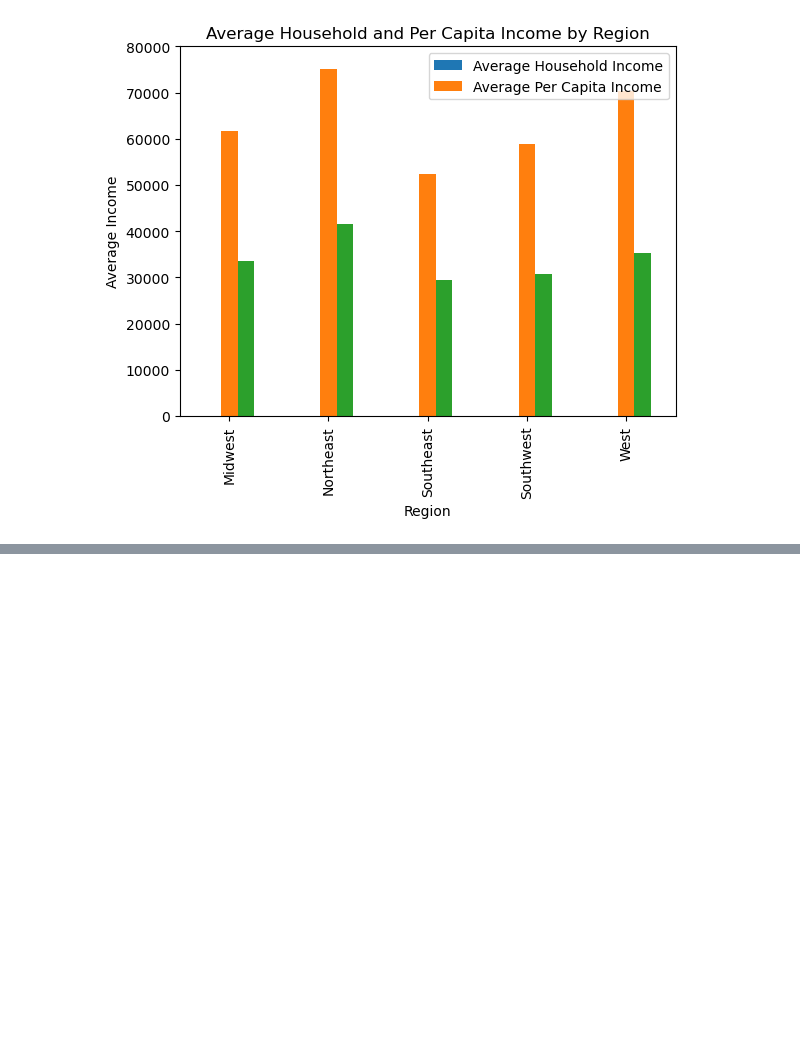
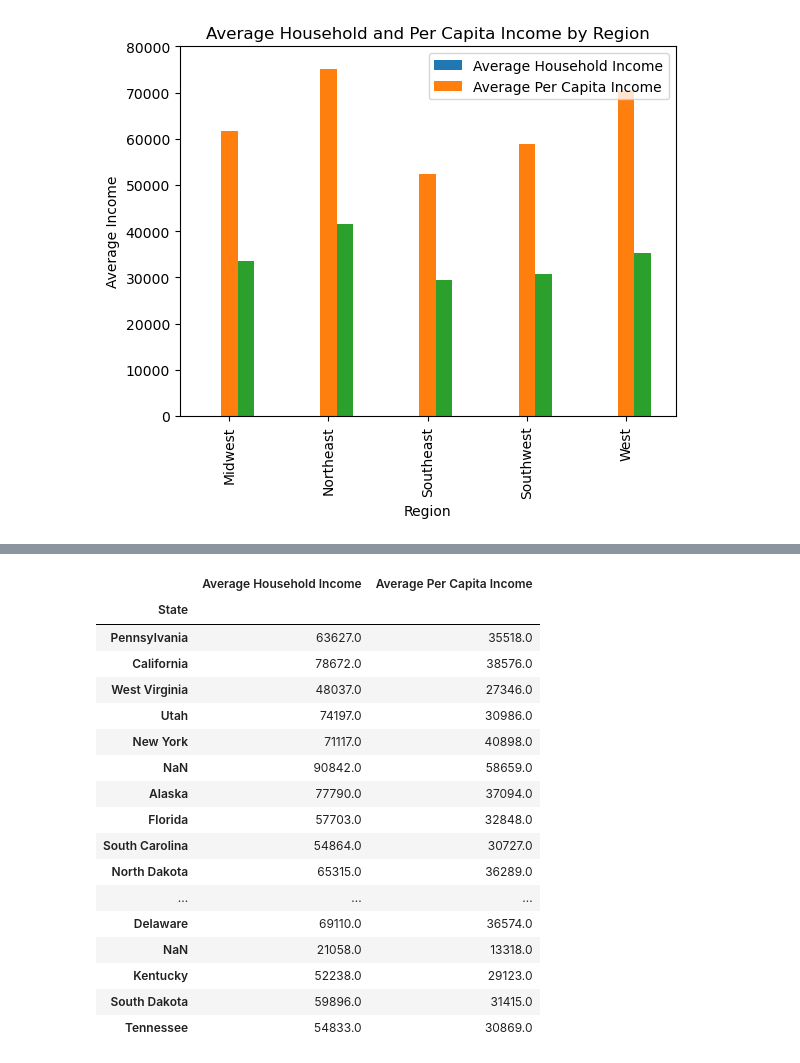
Before and after one commit to raniljoshua/Data-Analysis-Bootcamp_Project-1, a Jupyter notebook: census_data.ipynb, the cells around one changed output, grey strips where cells are left out. Drawn from its saved outputs; the diff is of its cells as text; code cells hidden in the pictures; blank space fills up the shorter version.

```diff
--- a/census_data.ipynb
+++ b/census_data.ipynb
@@ -246,0 +289,27 @@ plt.show()
+# %%
+# Create new dataframe for averages in regions
+state_averages_df = pd.DataFrame({
+    "Average Household Income": income_by_state,
+    "Average Per Capita Income": per_capita_income_by_state
+                                })
+
+state_averages_df
+# %% [output]
+|  | Average Household Income | Average Per Capita Income |
+| State |  |  |
+| Pennsylvania | 63627.0 | 35518.0 |
+| California | 78672.0 | 38576.0 |
+| West Virginia | 48037.0 | 27346.0 |
+| Utah | 74197.0 | 30986.0 |
+| New York | 71117.0 | 40898.0 |
+| NaN | 90842.0 | 58659.0 |
+| Alaska | 77790.0 | 37094.0 |
+| Florida | 57703.0 | 32848.0 |
+| South Carolina | 54864.0 | 30727.0 |
+| North Dakota | 65315.0 | 36289.0 |
+| ... | ... | ... |
+| Delaware | 69110.0 | 36574.0 |
+| NaN | 21058.0 | 13318.0 |
+| Kentucky | 52238.0 | 29123.0 |
+| South Dakota | 59896.0 | 31415.0 |
+| Tennessee | 54833.0 | 30869.0 |
```
Also changed, not shown: parts of 4 cells of this notebook.
